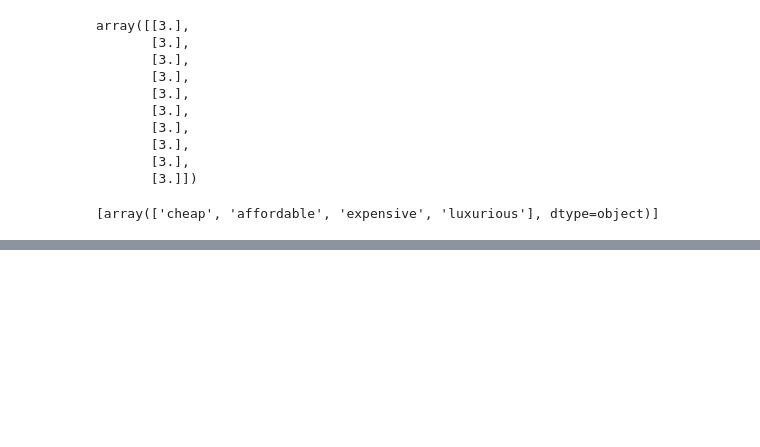
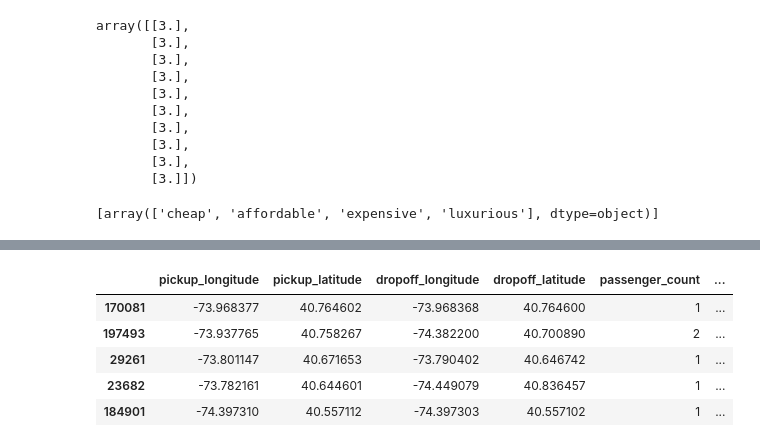
Before and after one commit to Voltflare/cs7394-comicsansonly, a Jupyter notebook: Project 3/Uber/Uber Fares.ipynb, the cells around one changed output, grey strips where cells are left out. Cells and saved outputs as stored; diff of their text form; code cells hidden in the pictures; blank space fills up the shorter version.

```diff
--- a/Project 3/Uber/Uber Fares.ipynb
+++ b/Project 3/Uber/Uber Fares.ipynb
@@ -310,0 +319,5 @@ fares.describe()
+# %%
+ordinal_encoder = OrdinalEncoder(categories = [['Late Night', 'Early Morning', 'Morning',
+                            'Afternoon', 'Evening', 'Night']])
+time_encoded = ordinal_encoder.fit_transform(fares[['new_time']])
+time_encoded[:10]
@@ -310,0 +335,4 @@ fares.describe()
+# %%
+fares['time'] = fares['new_time']
+fares['new_time'] = time_encoded
+fares.head()
@@ -310,0 +396,9 @@ fares.describe()
+# %%
+fare_data.head()
+# %% [output]
+|  | pickup_longitude | pickup_latitude | dropoff_longitude | dropoff_latitude | passenger_count | ... |
+| 170081 | -73.968377 | 40.764602 | -73.968368 | 40.764600 | 1 | ... |
+| 197493 | -73.937765 | 40.758267 | -74.382200 | 40.700890 | 2 | ... |
+| 29261 | -73.801147 | 40.671653 | -73.790402 | 40.646742 | 1 | ... |
+| 23682 | -73.782161 | 40.644601 | -74.449079 | 40.836457 | 1 | ... |
+| 184901 | -74.397310 | 40.557112 | -74.397303 | 40.557102 | 1 | ... |
```
Also changed, not shown: parts of 14 cells of this notebook.
